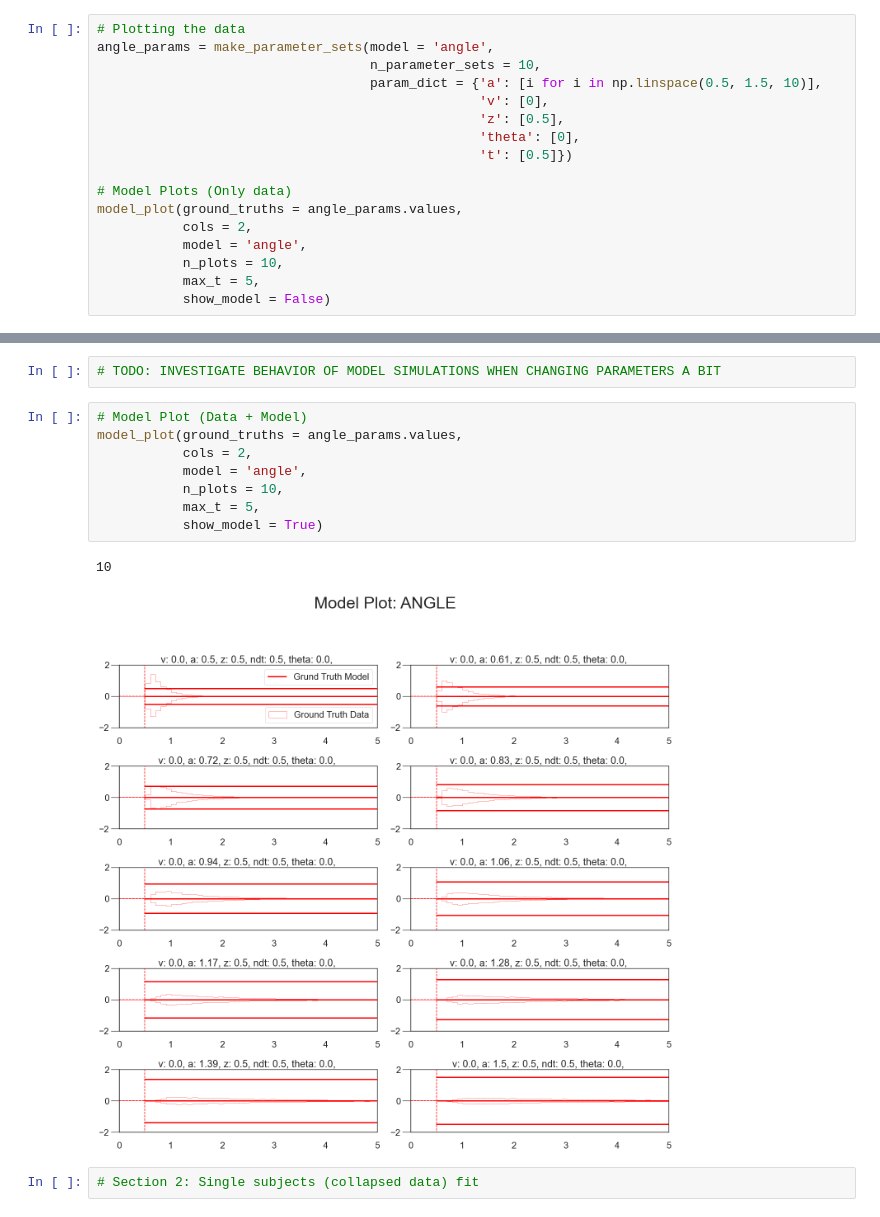
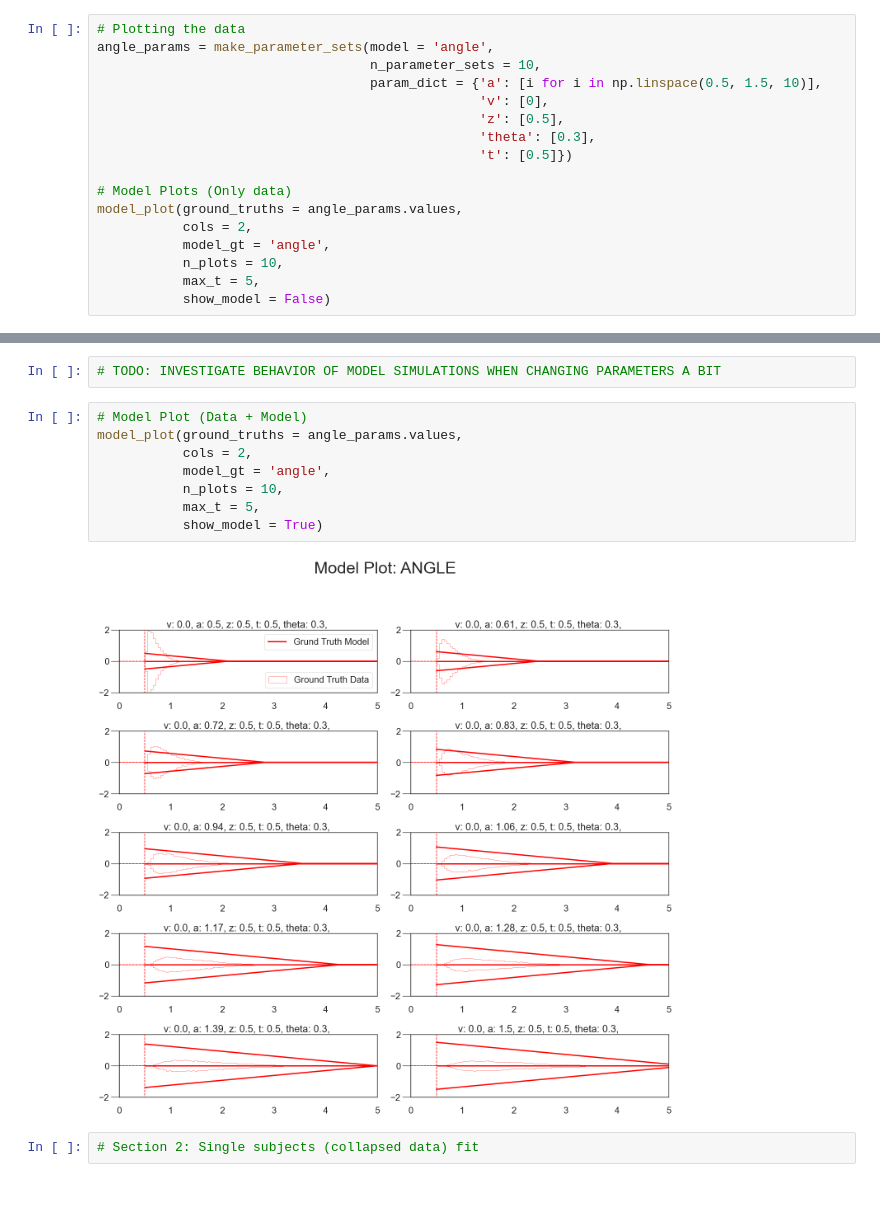
Before and after one commit to AlexanderFengler/hddmnn_tutorial, a Jupyter notebook: ddm_variants_exploration.ipynb, the cells around one changed output, grey strips where cells are left out. Saved outputs shown, nothing was run; the diff lists cells and outputs as text.

```diff
--- a/ddm_variants_exploration.ipynb
+++ b/ddm_variants_exploration.ipynb
@@ -99,13 +99,13 @@ angle_params = make_parameter_sets(model = 'angle',
                                    param_dict = {'a': [i for i in np.linspace(0.5, 1.5, 10)],
                                                  'v': [0],
                                                  'z': [0.5],
-                                                 'theta': [0],
+                                                 'theta': [0.3],
                                                  't': [0.5]})
 
 # Model Plots (Only data)
 model_plot(ground_truths = angle_params.values,
            cols = 2,
-           model = 'angle',
+           model_gt = 'angle',
            n_plots = 10,
            max_t = 5,
            show_model = False)
@@ -117,14 +116,13 @@ model_plot(ground_truths = angle_params.values,
 # %%
 # Model Plot (Data + Model)
 model_plot(ground_truths = angle_params.values,
            cols = 2,
-           model = 'angle',
+           model_gt = 'angle',
            n_plots = 10,
            max_t = 5,
            show_model = True)
 # %% [output]
-10
-[figure, old version]
+[figure, new version]
 # %%
 # Section 2: Single subjects (collapsed data) fit
 # %%
```
Also changed, not shown: parts of 39 cells of this notebook, 1 other file.
